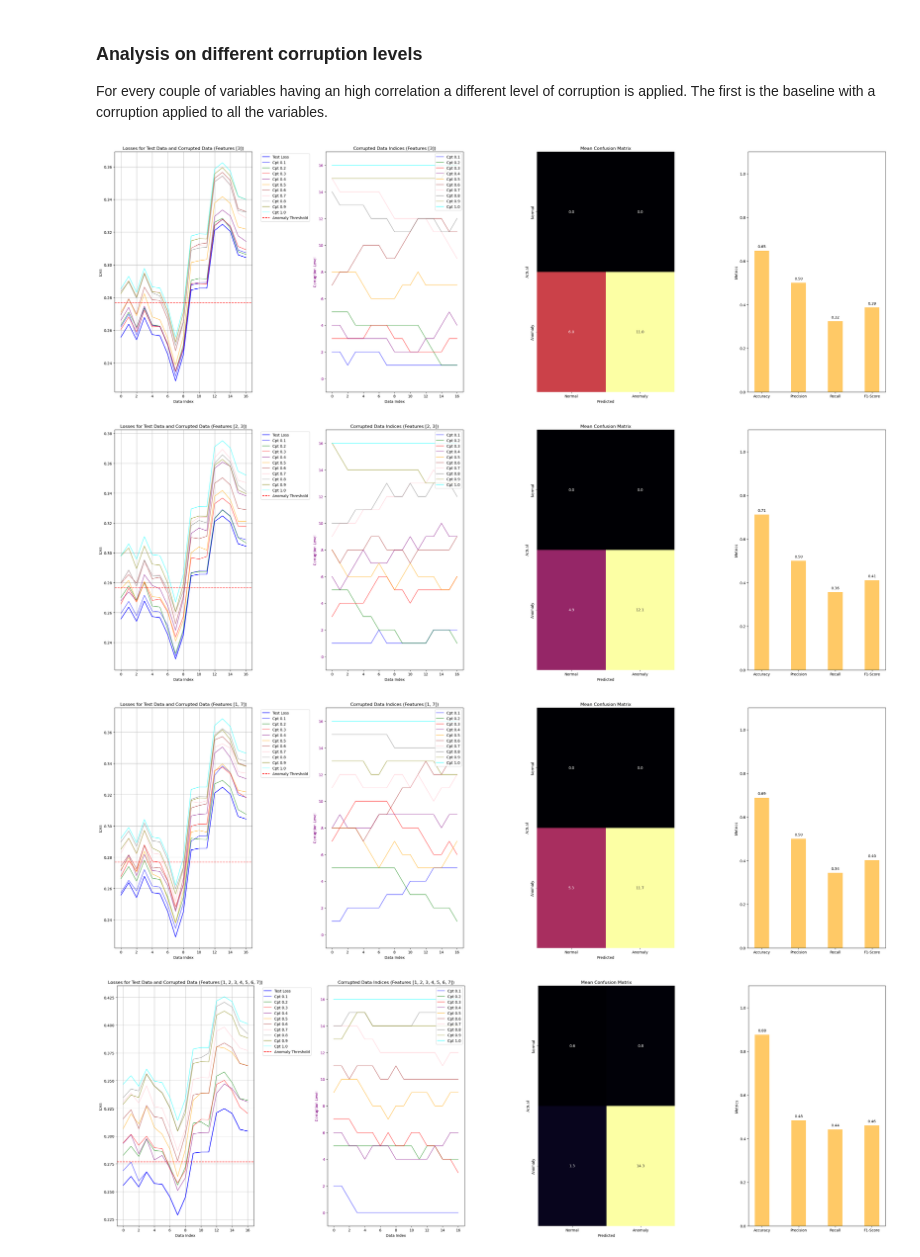
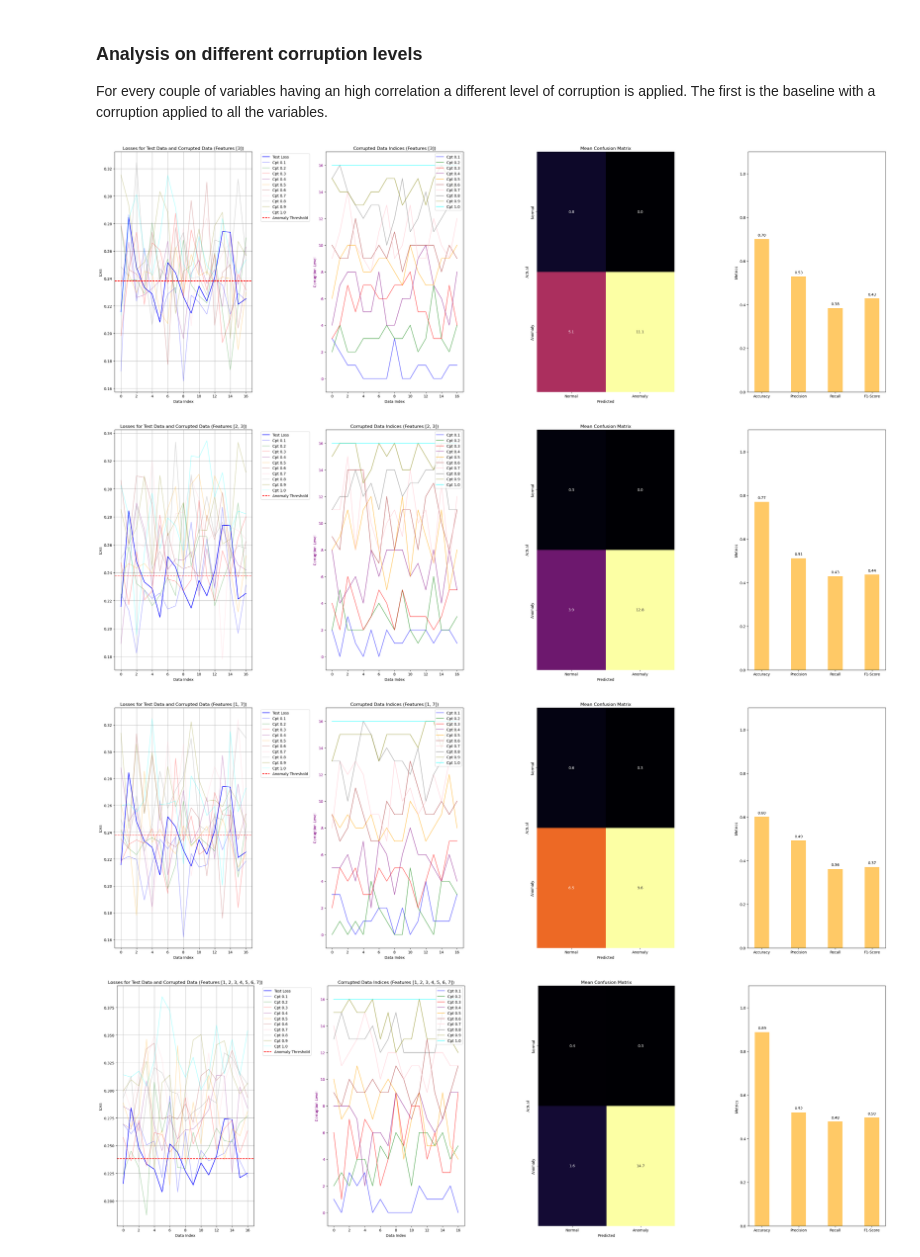
Before and after one commit to Robertogiordano/anomaly_detection_on_time_series_graph, a Jupyter notebook: new_implementation.ipynb, the cells around one changed output. Drawn from its saved outputs; the diff is of its cells as text; code cells hidden in the pictures.

```diff
--- a/new_implementation.ipynb
+++ b/new_implementation.ipynb
@@ -30,7 +30,7 @@ device = torch.device('cuda' if torch.cuda.is_available() else 'cpu')
 DATA_PATH = 'data/subdata'
 STARTING_MODEL_PATH = None
 
-FOLDER_MODEL_SAVE = f'spatial_sandwich_model_with_gate'
+FOLDER_MODEL_SAVE = f'spatial_sandwich_model_with_gate_data_shuffled'
 os.makedirs(FOLDER_MODEL_SAVE)
 # %% [markdown]
 # Model
@@ -511,12 +520,12 @@ mapping_variables = {
     7 : 'atmosphere_mass_content_of_cloud_ice_masked'
 }
 # %%
-corruption_level = 0.2
+corruption_level = 1
 variables = [1, 7]  # Features to corrupt
 variables.sort()
 FOLDER_CORRUPTION = '_'.join([str(mapping_variables[variable]) for variable in variables])
 
-data_corrupted, indices = load_data(DATA_PATH,'corruption2/'+FOLDER_CORRUPTION, corruption_level)
+data_corrupted, indices = load_data(DATA_PATH,'data/subdata_corrupted/'+FOLDER_CORRUPTION, corruption_level)
 indices = indices[int((TRAIN_RATIO+VAL_RATIO)*len(data_corrupted)):]
 data_corrupted = data_corrupted[int((TRAIN_RATIO+VAL_RATIO)*len(data_corrupted)):]
 
@@ -681,7 +690,7 @@ for pair in correlated_vars + low_correlated_vars + [[1, 2, 3, 4, 5, 6, 7]]:
         FOLDER_CORRUPTION = '_'.join([str(mapping_variables[var]) for var in sorted_pair])
 
         # Load corrupted data
-        data_corrupted, indices = load_data(DATA_PATH, f'corruption2/{FOLDER_CORRUPTION}', corruption_level)
+        data_corrupted, indices = load_data(DATA_PATH, f'data/subdata_corrupted/{FOLDER_CORRUPTION}', corruption_level)
         indices = indices[int((TRAIN_RATIO + VAL_RATIO) * len(data_corrupted)):]
         data_corrupted = data_corrupted[int((TRAIN_RATIO + VAL_RATIO) * len(data_corrupted)):]
 
@@ -692,7 +701,7 @@ for pair in correlated_vars + low_correlated_vars + [[1, 2, 3, 4, 5, 6, 7]]:
 
         # Plot corrupted losses
         color_idx = min(int(corruption_level * 10) - 1, len(colors) - 1)
-        ax1.plot(corrupted_losses, label=f'Cpt {corruption_level:.1f}', alpha=0.6, color=colors[color_idx])
+        ax1.plot(corrupted_losses, label=f'Cpt {corruption_level:.1f}', alpha=0.3, color=colors[color_idx])
         ax2.plot(indices, alpha=0.6, label=f'Cpt {corruption_level:.1f}', color=colors[color_idx])
 
         # Metrics calculations
@@ -733,34 +742,34 @@ for pair in correlated_vars + low_correlated_vars + [[1, 2, 3, 4, 5, 6, 7]]:
     ax4.bar(metrics, metric_values, alpha=0.6, color='orange', width=0.4)
     ax4.set_ylim(0, 1.1)
     ax4.set_ylabel('Metrics')
 
     # Print the legend with the values in ax4
     for i, v in enumerate(metric_values):
         ax4.text(i, v + 0.01, f'{v:.2f}', ha='center', va='bottom')
 
     # Plot threshold and titles
     ax1.axhline(anomaly_threshold, color='red', linestyle='--', label='Anomaly Threshold')
     ax1.set_xlabel('Data Index')
     ax1.set_ylabel('Loss')
     ax1.legend(bbox_to_anchor=(1.05, 1), loc='upper left')
     ax1.grid(True)
     ax1.set_title(f'Losses for Test Data and Corrupted Data (Features {pair})')
 
     # Secondary plot: corrupted indices
     ax2.set_ylabel('Corruption Level', color='purple')
     ax2.tick_params(axis='y', labelcolor='purple')
     ax2.set_ylim(-1, 17)
     ax2.legend(loc='upper right')
     ax2.set_xlabel('Data Index')
     ax2.set_title(f'Corrupted Data Indices (Features {pair})')
 
     plt.tight_layout()
 
     plt.savefig(FOLDER_MODEL_SAVE + f'/corrupted_losses_{FOLDER_CORRUPTION}.png')
 
     plt.show()
 # %% [output]
-[figure, old version]
+[figure, new version]
-[figure, old version]
+[figure, new version]
-[figure, old version]
+[figure, new version]
-[figure, old version]
+[figure, new version]
```
Also changed, not shown: parts of 23 cells of this notebook, 14 other files.
